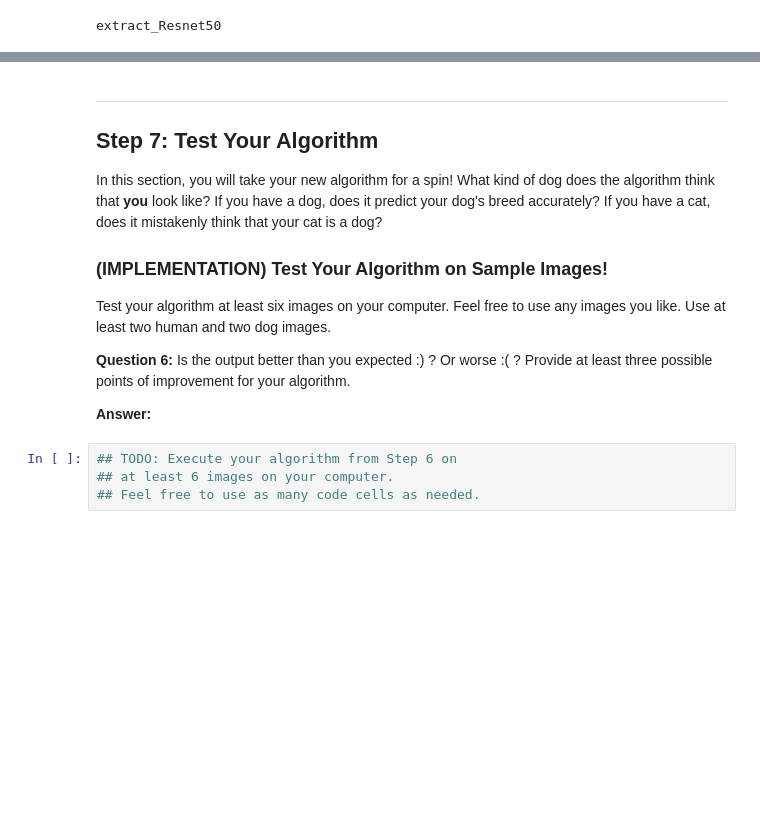
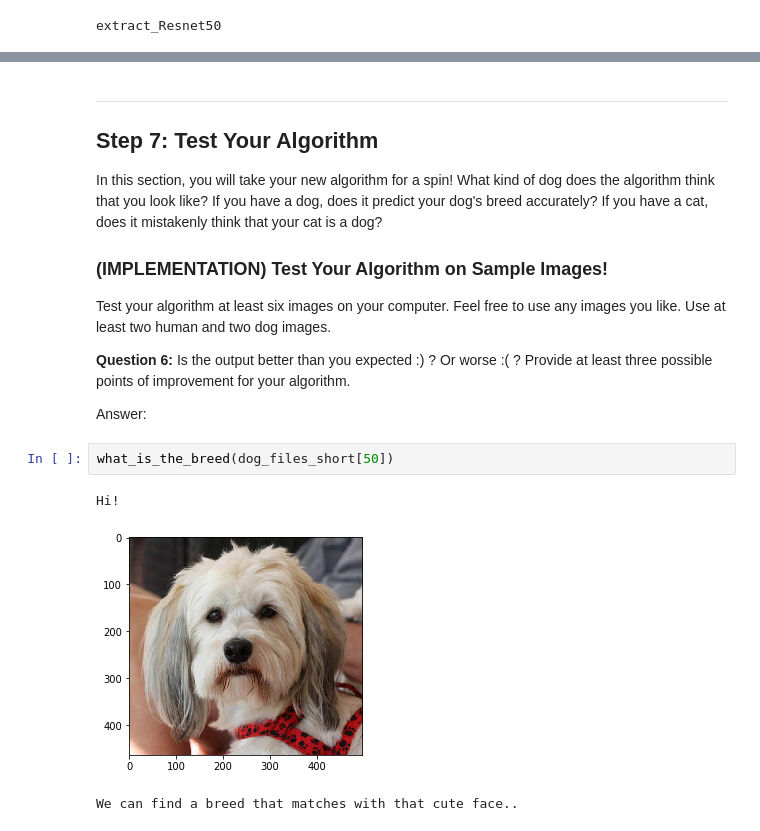
Before and after one commit to rahul-c1/dog-project, a Jupyter notebook: dog_app.ipynb, the cells around one changed output, grey strips where cells are left out. Drawn from its saved outputs; the diff is of its cells as text; blank space fills up the shorter version.

```diff
--- a/dog_app.ipynb
+++ b/dog_app.ipynb
@@ -758,18 +782,20 @@ Some sample output for our algorithm is provided below, but feel free to design
 # %% [markdown]
 ---
-<a id='step7'></a>
+<a id='step6'></a>
 ## Step 7: Test Your Algorithm
+In this section, you will take your new algorithm for a spin! What kind of dog does the algorithm think that you look like? If you have a dog, does it predict your dog's breed accurately? If you have a cat, does it mistakenly think that your cat is a dog?
 
-In this section, you will take your new algorithm for a spin!  What kind of dog does the algorithm think that __you__ look like?  If you have a dog, does it predict your dog's breed accurately?  If you have a cat, does it mistakenly think that your cat is a dog?
 
 ### (IMPLEMENTATION) Test Your Algorithm on Sample Images!
 
-Test your algorithm at least six images on your computer.  Feel free to use any images you like.  Use at least two human and two dog images.
+Test your algorithm at least six images on your computer. Feel free to use any images you like. Use at least two human and two dog images.
 
-__Question 6:__ Is the output better than you expected :) ?  Or worse :( ?  Provide at least three possible points of improvement for your algorithm.
+__Question 6:__  Is the output better than you expected :) ? Or worse :( ? Provide at least three possible points of improvement for your algorithm.
 
-__Answer:__
+Answer:
-# %%
-## TODO: Execute your algorithm from Step 6 on
-## at least 6 images on your computer.
-## Feel free to use as many code cells as needed.
+# %%
+what_is_the_breed(dog_files_short[50])
+# %% [output]
+Hi!
+[figure, added]
+We can find a breed that matches with that cute face..
```
Also changed, not shown: parts of 11 cells of this notebook.
